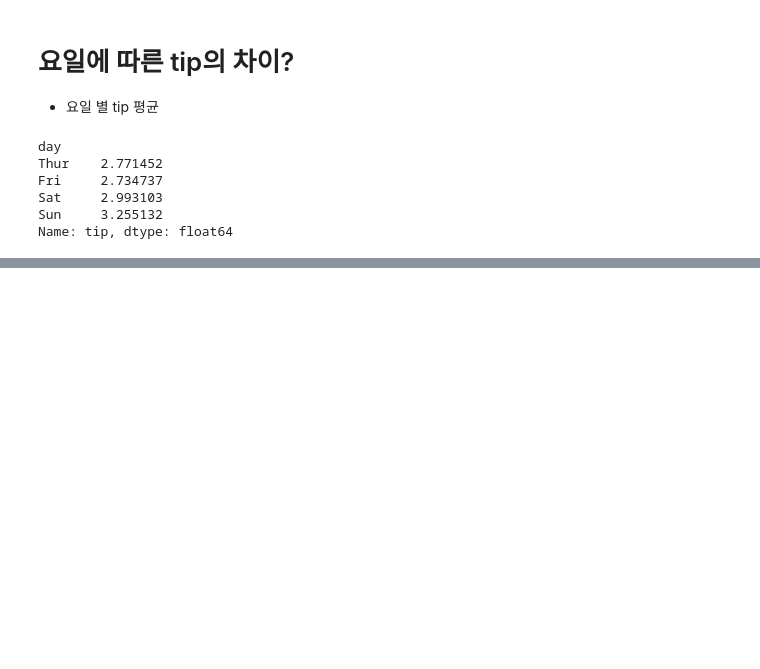
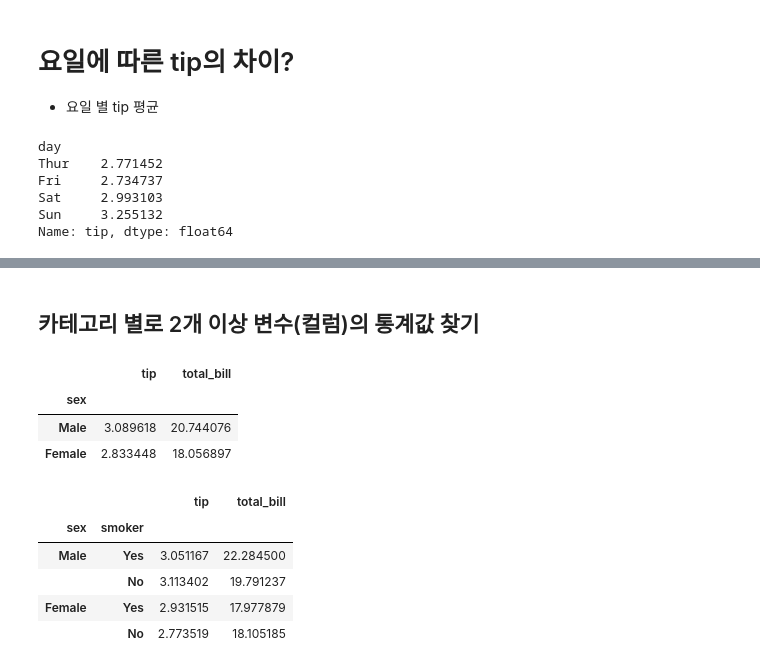
Before and after one commit to ToddWi/Python, a Jupyter notebook: py15_dataframe.ipynb, the cells around one changed output, grey strips where cells are left out. Cells and saved outputs as stored; diff of their text form; code cells hidden in the pictures; blank space fills up the shorter version.

```diff
--- a/py15_dataframe.ipynb
+++ b/py15_dataframe.ipynb
@@ -138,0 +165,20 @@ Name: tip, dtype: float64
+# %% [markdown]
+## 카테고리 별로 2개 이상 변수(컬럼)의 통계값 찾기
+# %%
+# 성별 영수증, 팁의 평균
+tips.groupby('sex')[['tip', 'total_bill']].mean()
+# %% [output]
+|  | tip | total_bill |
+| sex |  |  |
+| Male | 3.089618 | 20.744076 |
+| Female | 2.833448 | 18.056897 |
+# %%
+# 성별, 흡연 여부별 영수증과 팁의 평균
+tips.groupby(['sex', 'smoker'])[['tip', 'total_bill']].mean()
+# %% [output]
+|  |  | tip | total_bill |
+| sex | smoker |  |  |
+| Male | Yes | 3.051167 | 22.284500 |
+|  | No | 3.113402 | 19.791237 |
+| Female | Yes | 2.931515 | 17.977879 |
+|  | No | 2.773519 | 18.105185 |
```
Also changed, not shown: parts of 14 cells of this notebook.
